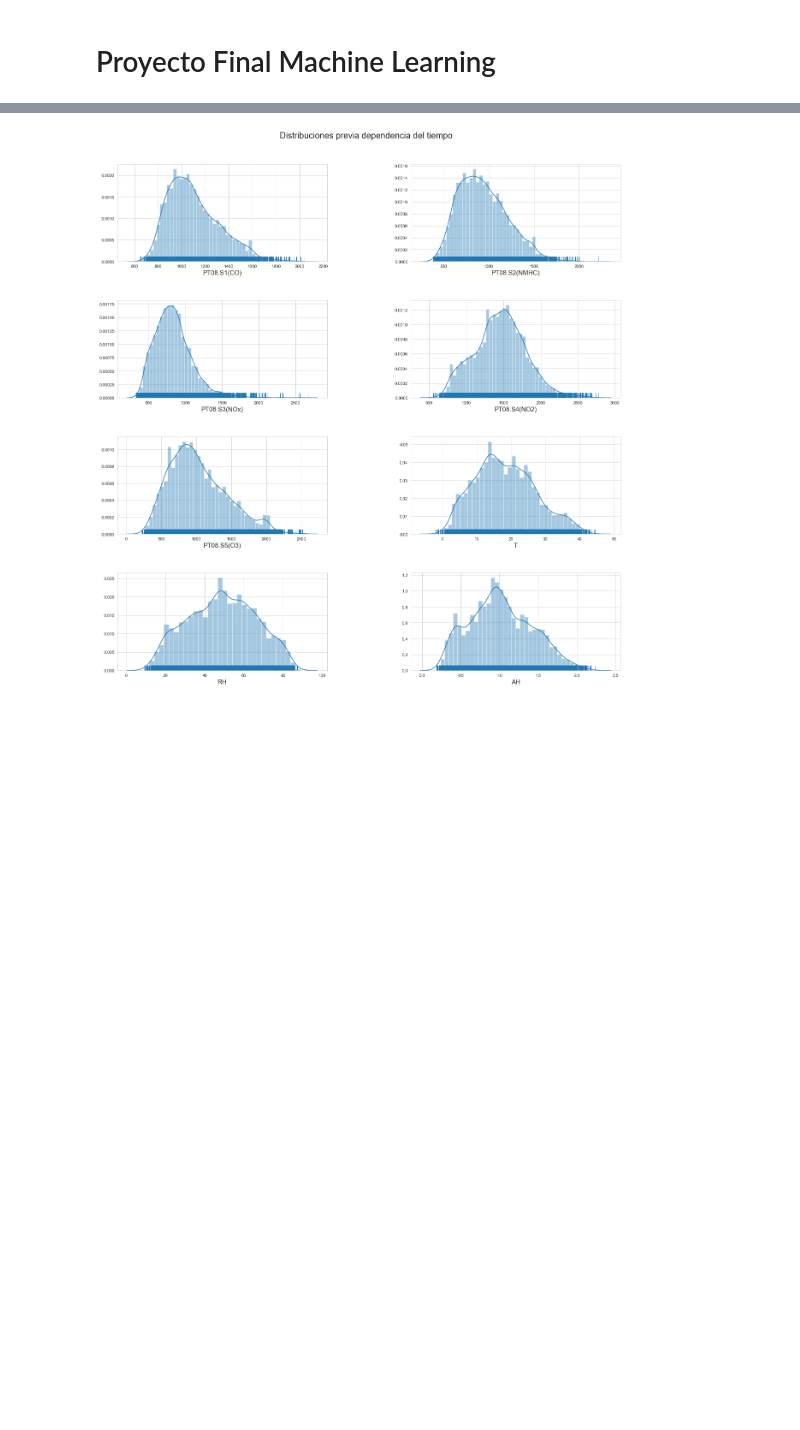
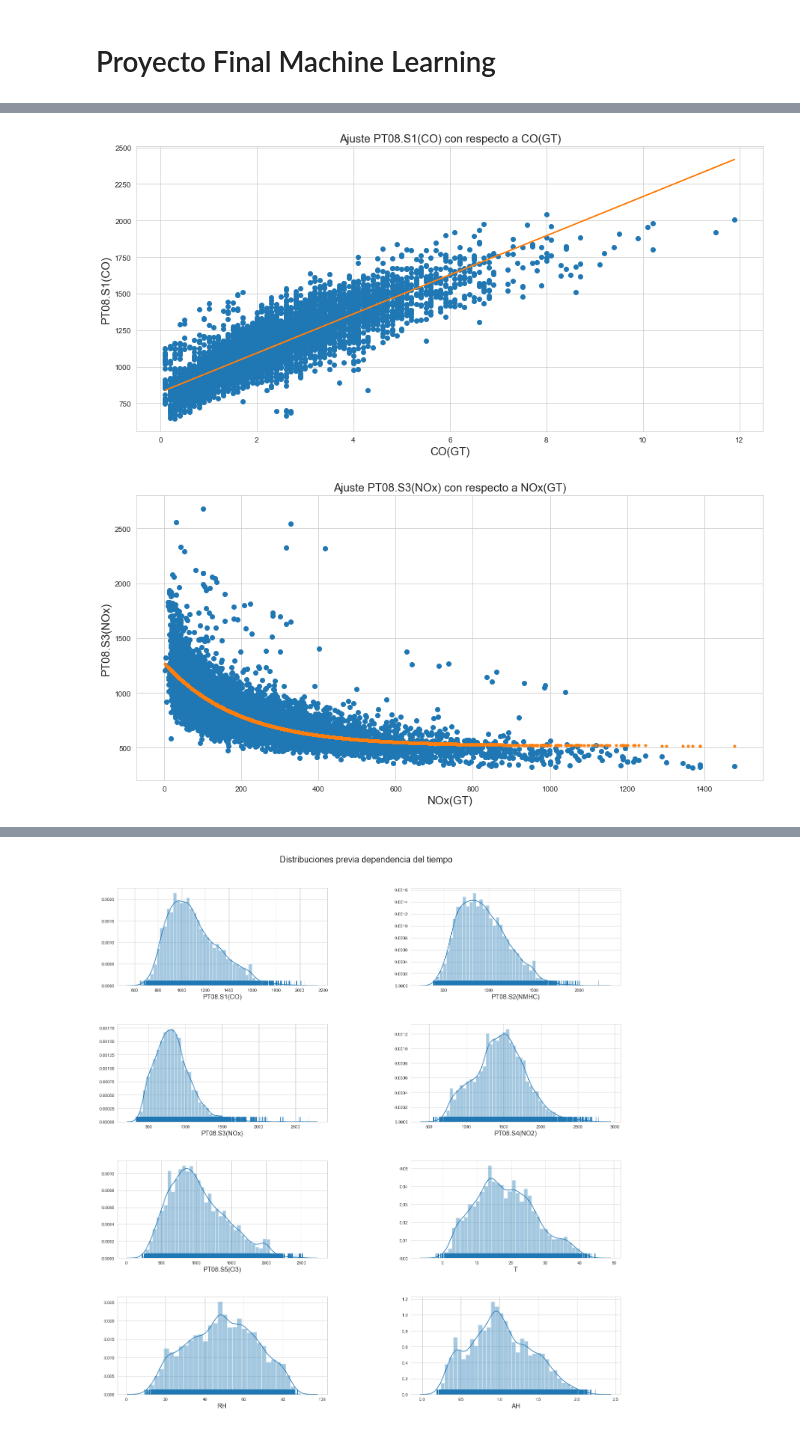
Before and after one commit to Bhernandez-dot/Air_Quality_Forecasting, a Jupyter notebook: proyecto.ipynb, the cells around one changed output, grey strips where cells are left out. Drawn from its saved outputs; the diff is of its cells as text; code cells hidden in the pictures; blank space fills up the shorter version.

```diff
--- a/proyecto.ipynb
+++ b/proyecto.ipynb
@@ -158,0 +118,44 @@ Text(0.5, 0.98, 'Distribucion de información faltante')
+# %%
+def Regresion_Lineal(columnas):
+    df_nan = df[columnas].dropna()
+    X = df_nan[[columnas[0]]].values
+    y = df_nan[columnas[1]].values
+    regr = linear_model.RidgeCV().fit(X,y)
+    return regr
+
+def curve(x,a,b,c):
+    return a*np.exp(-b*x)+c
+
+def Regresion_Nolineal(columnas):
+    df_nan = df[columnas].dropna()
+    X = df_nan[columnas[0]].values
+    y = df_nan[columnas[1]].values
+    regr,cov = curve_fit(curve,X,y)
+    return regr
+# %%
+modeloCO = Regresion_Lineal(['CO(GT)','PT08.S1(CO)'])
+modeloNOx = Regresion_Nolineal(['NOx(GT)','PT08.S3(NOx)'])
+# %%
+def plot_fit(col1,col2,modelo):
+    df_nan = df[[col1,col2]].dropna()
+    X = df_nan.values[:,0].reshape(-1,1)
+    try:
+        y_pred = modelo.predict(X)
+        tipo = ''
+    except:
+        y_pred = curve(X,*modelo)
+        tipo = '.'
+    y = df_nan.values[:,1]
+    plt.figure(figsize=(15,7))
+    plt.plot(X,y,'o')
+    plt.plot(X,y_pred,tipo)
+    plt.xlabel(col1,fontsize=15)
+    plt.ylabel(col2,fontsize=15)
+    plt.title('Ajuste '+col2+' con respecto a '+col1,fontsize=15)
+    plt.show()
+# %%
+plot_fit('CO(GT)','PT08.S1(CO)',modeloCO)
+plot_fit('NOx(GT)','PT08.S3(NOx)',modeloNOx)
+# %% [output]
+[figure, added]
+[figure, added]
```
Also changed, not shown: parts of 29 cells of this notebook.
